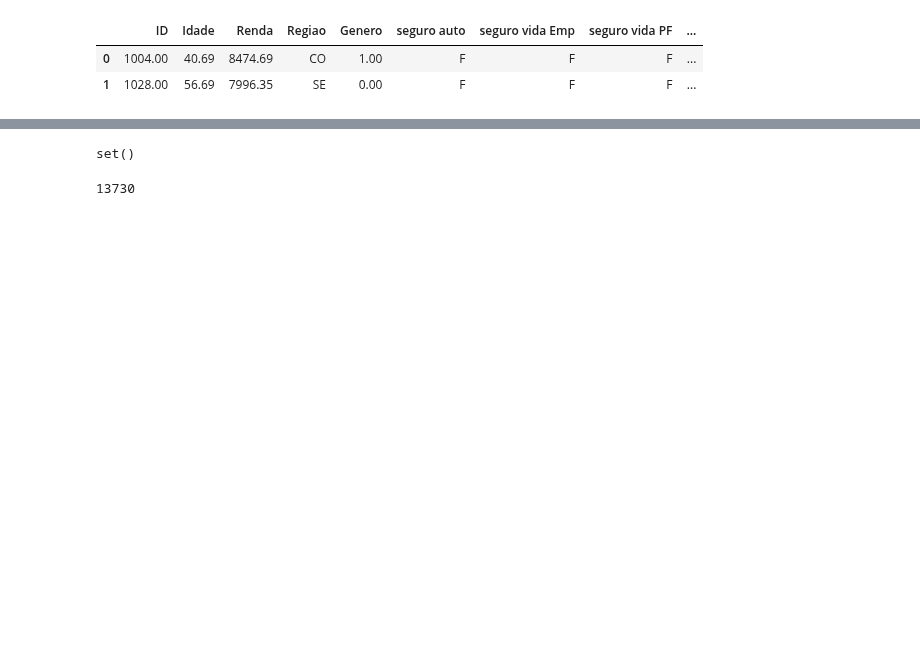
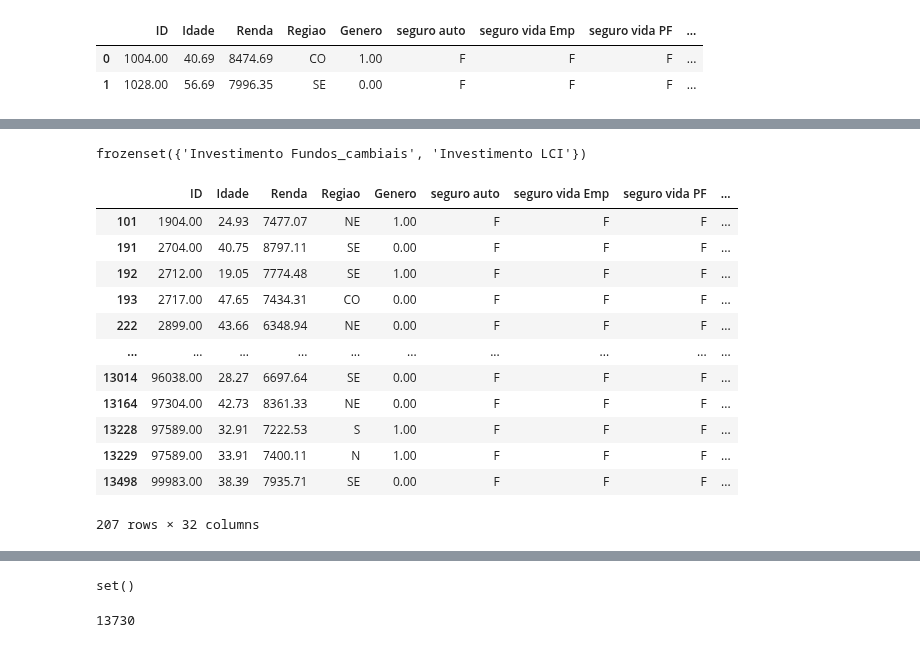
Before and after one commit to MaksonViini/Data-Science-Projects, a Jupyter notebook: Maratona Behind the Code 2021/03_GFT/gft_associate_rules.ipynb, the cells around one changed output, grey strips where cells are left out. Cells and saved outputs as stored; diff of their text form; code cells hidden in the pictures; blank space fills up the shorter version.

```diff
--- a/Maratona Behind the Code 2021/03_GFT/gft_associate_rules.ipynb
+++ b/Maratona Behind the Code 2021/03_GFT/gft_associate_rules.ipynb
@@ -159,0 +244,6 @@ answers.head(2)
+# %%
+
+if set(rules['antecedents'][107]) & set(answers['services'][0]) != set():
+    print(rules['consequents'][107])
+# %% [output]
+frozenset({'Investimento Fundos_cambiais', 'Investimento LCI'})
@@ -160,3 +252,19 @@ answers.head(2)
+# %%
+answers[answers['services'].str.lower().isin([x.lower() for x in l])]
+# %% [output]
+|  | ID | Idade | Renda | Regiao | Genero | seguro auto | seguro vida Emp | seguro vida PF | ... |
+| 101 | 1904.00 | 24.93 | 7477.07 | NE | 1.00 | F | F | F | ... |
+| 191 | 2704.00 | 40.75 | 8797.11 | SE | 0.00 | F | F | F | ... |
+| 192 | 2712.00 | 19.05 | 7774.48 | SE | 1.00 | F | F | F | ... |
+| 193 | 2717.00 | 47.65 | 7434.31 | CO | 0.00 | F | F | F | ... |
+| 222 | 2899.00 | 43.66 | 6348.94 | NE | 0.00 | F | F | F | ... |
+| ... | ... | ... | ... | ... | ... | ... | ... | ... | ... |
+| 13014 | 96038.00 | 28.27 | 6697.64 | SE | 0.00 | F | F | F | ... |
+| 13164 | 97304.00 | 42.73 | 8361.33 | NE | 0.00 | F | F | F | ... |
+| 13228 | 97589.00 | 32.91 | 7222.53 | S | 1.00 | F | F | F | ... |
+| 13229 | 97589.00 | 33.91 | 7400.11 | N | 1.00 | F | F | F | ... |
+| 13498 | 99983.00 | 38.39 | 7935.71 | SE | 0.00 | F | F | F | ... |
+207 rows × 32 columns
 # %%
 for row1, row2 in zip(data.itertuples(index=False), services.itertuples(index=False)):
     print(row1)
```
Also changed, not shown: parts of 23 cells of this notebook, 1 other file.
